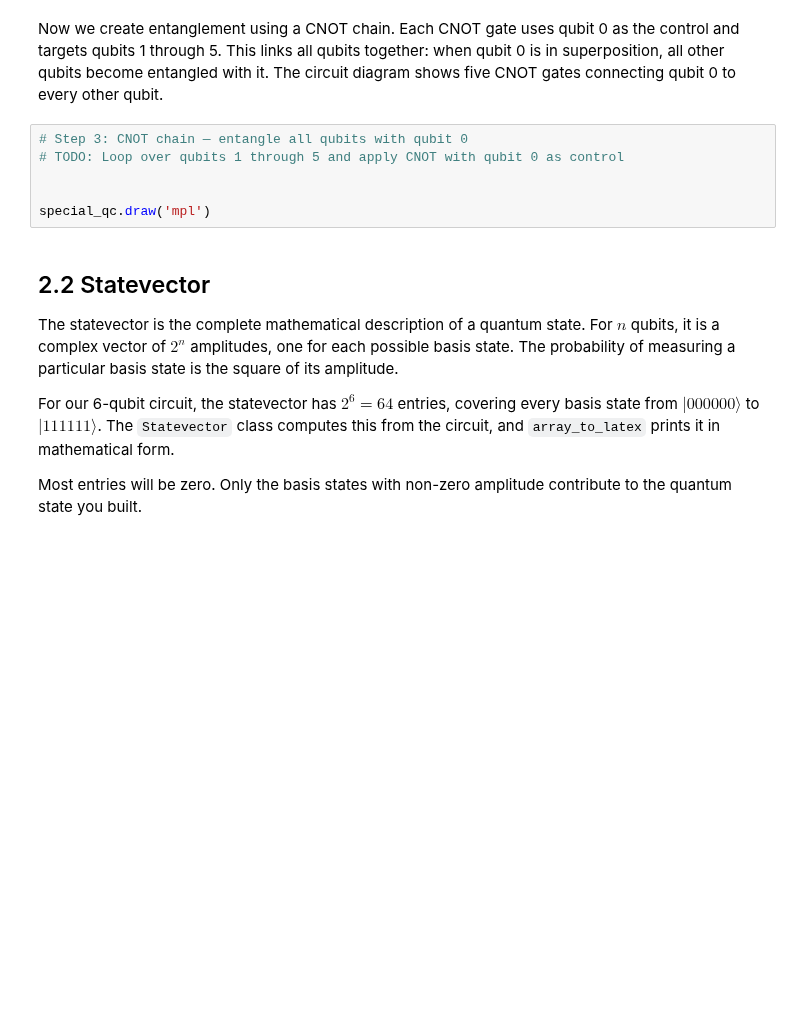
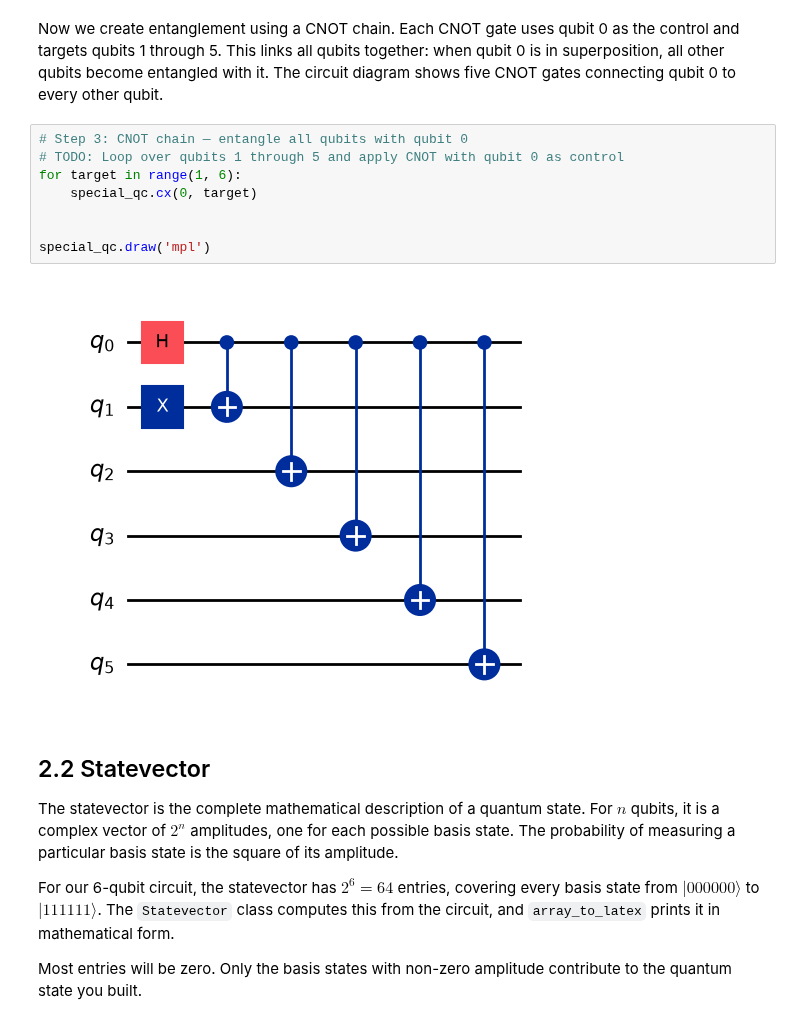
Before and after one commit to Ackaraphon1928/2110595-Intro-To-Quantum-Computing, a Jupyter notebook: Lab0/Lab0_quantum.ipynb, the cells around one changed output. Drawn from its saved outputs; the diff is of its cells as text; blank space fills up the shorter version.

```diff
--- a/Lab0/Lab0_quantum.ipynb
+++ b/Lab0/Lab0_quantum.ipynb
@@ -428,9 +462,13 @@ Now we create entanglement using a CNOT chain. Each CNOT gate uses qubit 0 as th
 # %%
 # Step 3: CNOT chain — entangle all qubits with qubit 0
 # TODO: Loop over qubits 1 through 5 and apply CNOT with qubit 0 as control
+for target in range(1, 6):
+    special_qc.cx(0, target)
 
 
 special_qc.draw('mpl')
+# %% [output]
+[figure, added]
 # %% [markdown]
 ## 2.2 Statevector
 
```
Also changed, not shown: parts of 14 cells of this notebook.
